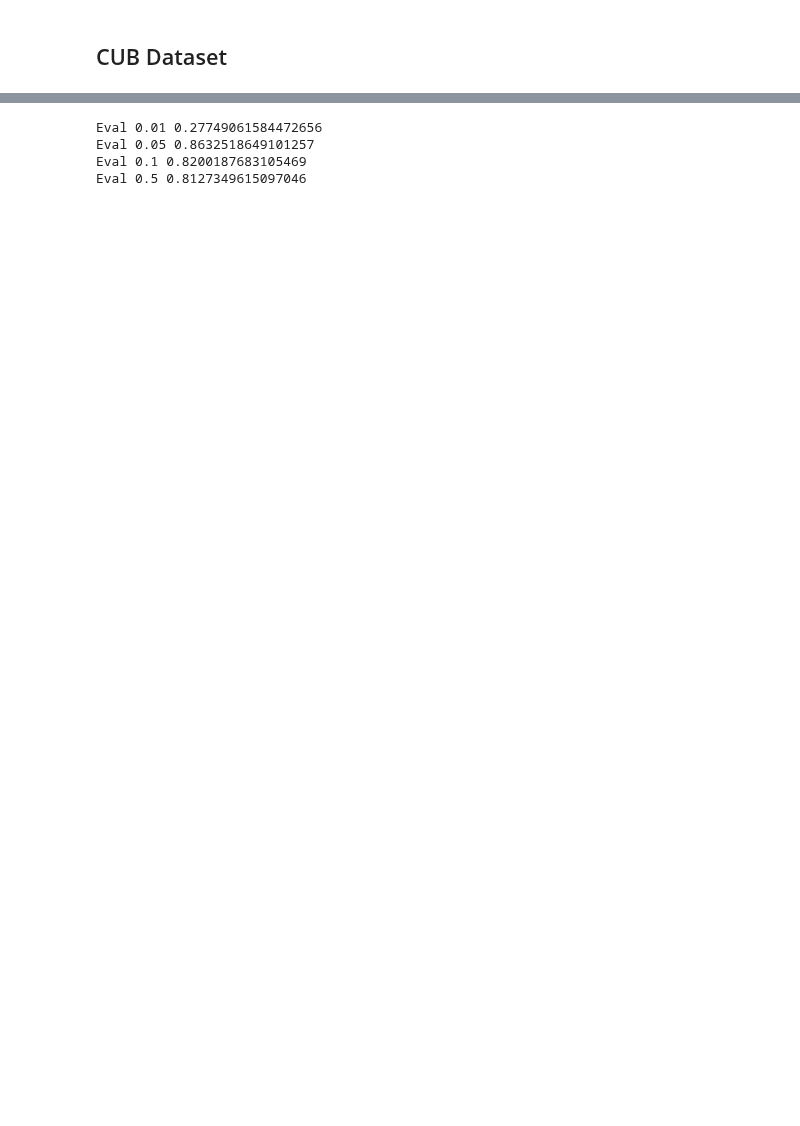
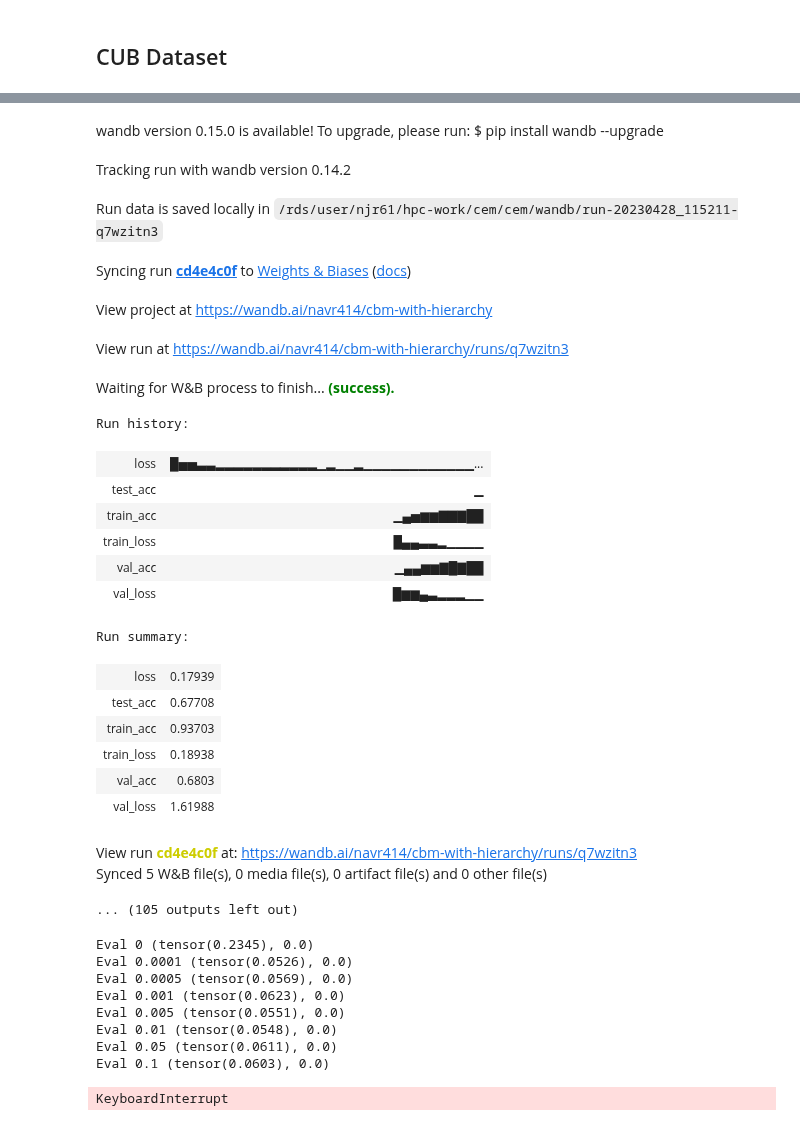
Before and after one commit to naveenr414/Concept-Learning, a Jupyter notebook: scripts/cem_scripts/Hierarchical CBM.ipynb, the cells around one changed output, grey strips where cells are left out. Saved outputs shown, nothing was run; the diff lists cells and outputs as text; code cells hidden in the pictures; blank space fills up the shorter version.

Commit message:
Updated with all the changes we made + all the new experiments

```diff
--- a/scripts/cem_scripts/Hierarchical CBM.ipynb
+++ b/scripts/cem_scripts/Hierarchical CBM.ipynb
@@ -533,0 +198,3 @@ new_group_idx = merge_lists_of_lists(cub_groups_idx,2)
+# %%
+for random_seed in [43,44,45]:
+    run_experiment('mlp',"shapley",random_seed,pretrain=False)
@@ -533,0 +241,7 @@ new_group_idx = merge_lists_of_lists(cub_groups_idx,2)
+# %%
+for random_seed in [43,44,45]:
+    run_experiment('mlp',"shapley",random_seed,pretrain=False,use_fixed=True)
+# %%
+for random_seed in [43,44,45]:
+    for hierarchy_name in ['shapley','cem','labels']:
+        run_experiment('gnn',hierarchy_name,random_seed,pretrain=True)
@@ -533,0 +274,4 @@ new_group_idx = merge_lists_of_lists(cub_groups_idx,2)
+# %%
+for random_seed in [43,44,45]:
+    for hierarchy_name in ['shapley','cem','labels']:
+        run_experiment('gnn',hierarchy_name,random_seed,pretrain=False)
@@ -534 +303,30 @@ new_group_idx = merge_lists_of_lists(cub_groups_idx,2)
+# %%
+for random_seed in [43,44,45]:
+    for hierarchy_name in ['shapley','cem','labels']:
+        run_experiment('gnn_basic',hierarchy_name,random_seed,pretrain=True)
+# %% [output]
+wandb version 0.15.0 is available! To upgrade, please run: $ pip install wandb --upgrade
+Tracking run with wandb version 0.14.2
+Run data is saved locally in /rds/user/njr61/hpc-work/cem/cem/wandb/run-20230428_115211-q7wzitn3
+Syncing run cd4e4c0f to Weights & Biases (docs)
+View project at https://wandb.ai/navr414/cbm-with-hierarchy
+View run at https://wandb.ai/navr414/cbm-with-hierarchy/runs/q7wzitn3
+Waiting for W&B process to finish... (success).
+Run history:
+| loss | █▅▅▃▃▂▂▂▂▂▂▂▂▂▂▂▁▂▁▁▂▁▁▁▁▁▁▁▁▁▁▁▁... |
+| test_acc | ▁ |
+| train_acc | ▁▄▅▆▆▇▇▇██ |
+| train_loss | █▄▄▃▃▂▁▁▁▁ |
+| val_acc | ▁▄▄▆▆▇█▇██ |
+| val_loss | █▆▆▄▃▂▂▂▁▁ |
+Run summary:
+| loss | 0.17939 |
+| test_acc | 0.67708 |
+| train_acc | 0.93703 |
+| train_loss | 0.18938 |
+| val_acc | 0.6803 |
+| val_loss | 1.61988 |
+View run cd4e4c0f at: https://wandb.ai/navr414/cbm-with-hierarchy/runs/q7wzitn3
+Synced 5 W&B file(s), 0 media file(s), 0 artifact file(s) and 0 other file(s)
+... (105 outputs left out)
 # %%
@@ -553,11 +350,16 @@ lr_values = [1e-2,5e-2,1e-1,5e-1]
 # %%
 for lr in lr_values:
     hyperparameters['lr'] = lr
-    model = run_model(model_type, hyperparameters, train, val, use_wandb=False)
-    print("Eval {} {}".format(lr, eval_model(model,model_type,val)))
+    model = run_model(model_type, hyperparameters, train, val, pretrain=True, use_wandb=False) # TODO: Change the task back
+    print("Eval {} {}".format(lr, eval_model(model,model_type,val,pretrain=True))) # TODO: Change this back to pretrain
 # %% [output]
-Eval 0.01 0.27749061584472656
-Eval 0.05 0.8632518649101257
-Eval 0.1 0.8200187683105469
-Eval 0.5 0.8127349615097046
+Eval 0 (tensor(0.2345), 0.0)
+Eval 0.0001 (tensor(0.0526), 0.0)
+Eval 0.0005 (tensor(0.0569), 0.0)
+Eval 0.001 (tensor(0.0623), 0.0)
+Eval 0.005 (tensor(0.0551), 0.0)
+Eval 0.01 (tensor(0.0548), 0.0)
+Eval 0.05 (tensor(0.0611), 0.0)
+Eval 0.1 (tensor(0.0603), 0.0)
+KeyboardInterrupt
 # %%
```
Also changed, not shown: parts of 58 cells of this notebook, 18 other files.
